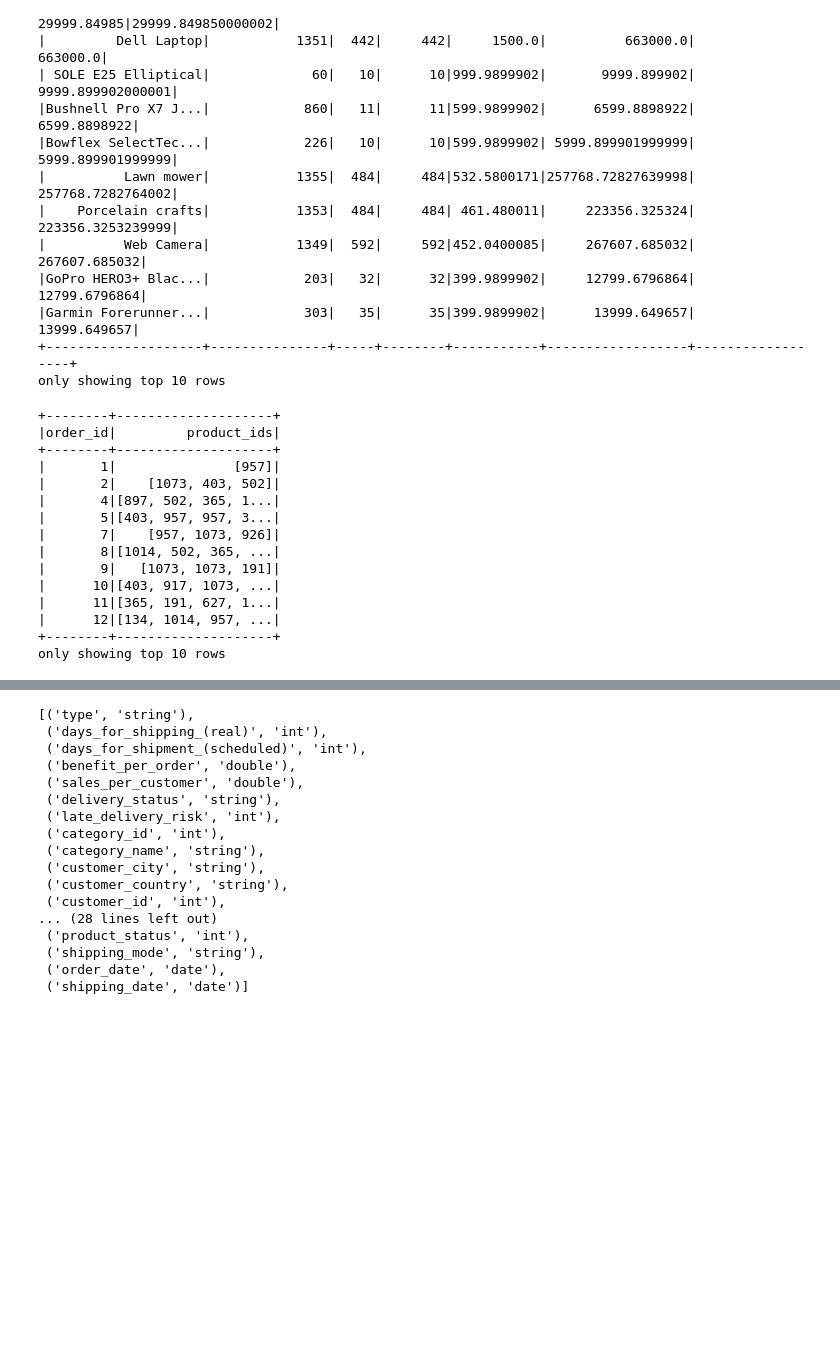
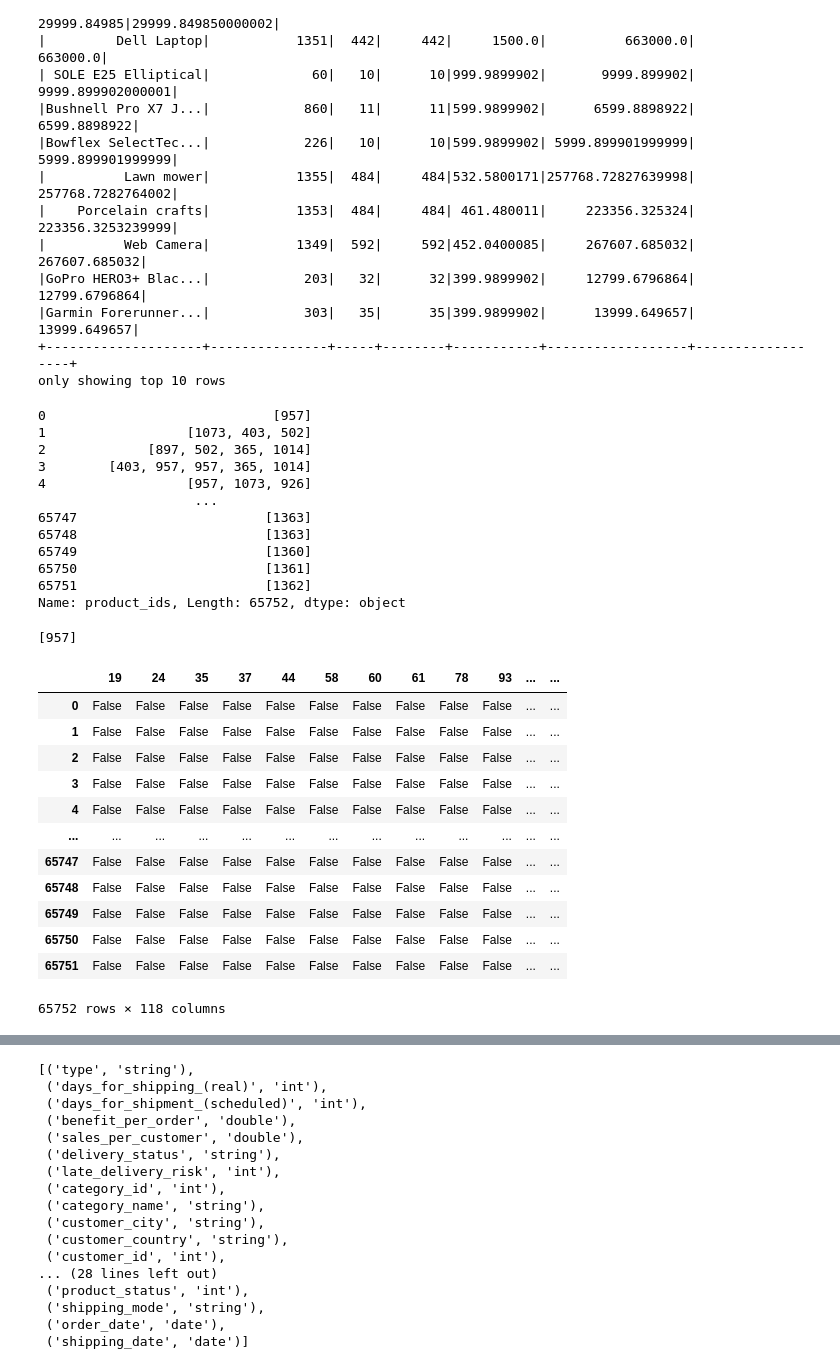
Before and after one commit to SunithAreng/DSS_Project_DataCo, a Jupyter notebook: Exploration.ipynb, the cells around one changed output, grey strips where cells are left out. Saved outputs shown, nothing was run; the diff lists cells and outputs as text; code cells hidden in the pictures; blank space fills up the shorter version.

```diff
--- a/Exploration.ipynb
+++ b/Exploration.ipynb
@@ -187,21 +185,27 @@ orders = spark.sql("""
             GROUP BY
                 order_id;
           """)
-orders.show(10)
-orders.toPandas().to_csv('order_details.csv', encoding='utf-8', index=False)
+# orders.show(10)
+orders = orders.toPandas()['product_ids']
+# to_csv('order_details.csv', encoding='utf-8', index=False)
 # %% [output]
-+--------+--------------------+
-|order_id|         product_ids|
-+--------+--------------------+
-|       1|               [957]|
-|       2|    [1073, 403, 502]|
-|       4|[897, 502, 365, 1...|
-|       5|[403, 957, 957, 3...|
-|       7|    [957, 1073, 926]|
-|       8|[1014, 502, 365, ...|
-|       9|   [1073, 1073, 191]|
-|      10|[403, 917, 1073, ...|
-|      11|[365, 191, 627, 1...|
-|      12|[134, 1014, 957, ...|
-+--------+--------------------+
-only showing top 10 rows
+0                             [957]
+1                  [1073, 403, 502]
+2             [897, 502, 365, 1014]
+3        [403, 957, 957, 365, 1014]
+4                  [957, 1073, 926]
+                    ...
+65747                        [1363]
+65748                        [1363]
+65749                        [1360]
+65750                        [1361]
+65751                        [1362]
+Name: product_ids, Length: 65752, dtype: object
+# %%
+dataset = []
+
+for row in orders:
+    dataset.append(row)
+dataset[0]
+# %% [output]
+[957]
@@ -207,0 +217,20 @@ only showing top 10 rows
+# %%
+oht = TransactionEncoder()
+oht_array = oht.fit(dataset).transform(dataset)
+oht_df = pd.DataFrame(oht_array, columns = oht.columns_)
+oht_df.to_csv('transaction_encoded.csv', index=False)
+oht_df
+# %% [output]
+|  | 19 | 24 | 35 | 37 | 44 | 58 | 60 | 61 | 78 | 93 | ... | ... |
+| 0 | False | False | False | False | False | False | False | False | False | False | ... | ... |
+| 1 | False | False | False | False | False | False | False | False | False | False | ... | ... |
+| 2 | False | False | False | False | False | False | False | False | False | False | ... | ... |
+| 3 | False | False | False | False | False | False | False | False | False | False | ... | ... |
+| 4 | False | False | False | False | False | False | False | False | False | False | ... | ... |
+| ... | ... | ... | ... | ... | ... | ... | ... | ... | ... | ... | ... | ... |
+| 65747 | False | False | False | False | False | False | False | False | False | False | ... | ... |
+| 65748 | False | False | False | False | False | False | False | False | False | False | ... | ... |
+| 65749 | False | False | False | False | False | False | False | False | False | False | ... | ... |
+| 65750 | False | False | False | False | False | False | False | False | False | False | ... | ... |
+| 65751 | False | False | False | False | False | False | False | False | False | False | ... | ... |
+65752 rows × 118 columns
```
Also changed, not shown: parts of 11 cells of this notebook, 2 other files.
